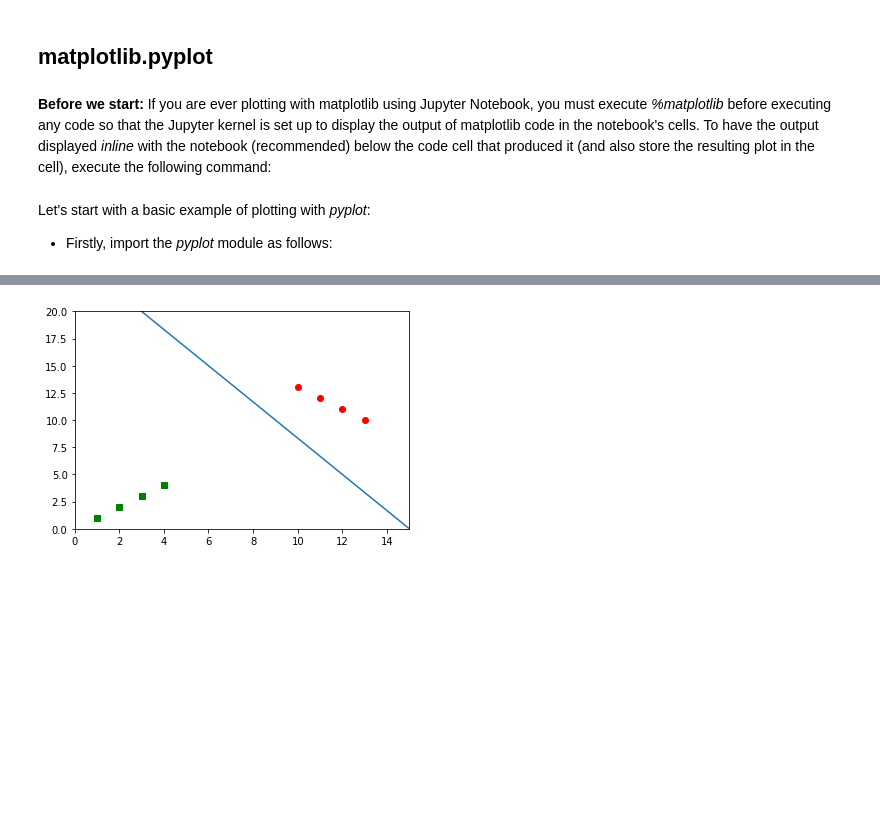
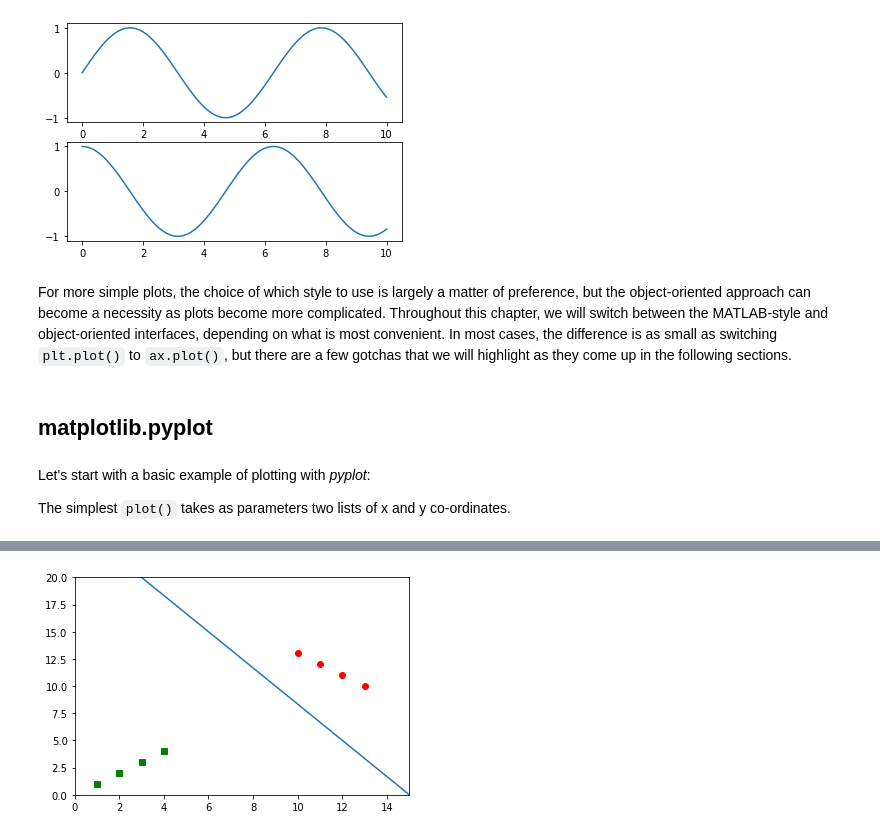
Before and after one commit to suzannelittle/ca682i, a Jupyter notebook: notebooks/matplotlib.ipynb, the cells around one changed output, grey strips where cells are left out. Cells and saved outputs as stored; diff of their text form; code cells hidden in the pictures; blank space fills up the shorter version.

```diff
--- a/notebooks/matplotlib.ipynb
+++ b/notebooks/matplotlib.ipynb
@@ -9,4 +70,16 @@ I am going to be focusing on the <i>pyplot</i> interface. <i>pyplot</i> provides
+# %%
+# First create a grid of plots
+# ax will be an array of two Axes objects
+fig, ax = plt.subplots(2)
+
+# Call plot() method on the appropriate object
+ax[0].plot(x, np.sin(x))
+ax[1].plot(x, np.cos(x));
+# %% [output]
+[figure, added]
+# %% [markdown]
+For more simple plots, the choice of which style to use is largely a matter of preference, but the object-oriented approach can become a necessity as plots become more complicated.
+Throughout this chapter, we will switch between the MATLAB-style and object-oriented interfaces, depending on what is most convenient.
+In most cases, the difference is as small as switching ``plt.plot()`` to ``ax.plot()``, but there are a few gotchas that we will highlight as they come up in the following sections.
 # %% [markdown]
 ## matplotlib.pyplot
-# %% [markdown]
-<b>Before we start:</b> If you are ever plotting with matplotlib using Jupyter Notebook, you must execute <i>%matplotlib</i> before executing any code so that the Jupyter kernel is set up to display the output of matplotlib code in the notebook's cells. To have the output displayed <i>inline</i> with the notebook (recommended) below the code cell that produced it (and also store the resulting plot in the cell), execute the following command:
@@ -15,4 +86,4 @@ I am going to be focusing on the <i>pyplot</i> interface. <i>pyplot</i> provides
 # %% [markdown]
 Let's start with a basic example of plotting with <i>pyplot</i>:
 
-- Firstly, import the <i>pyplot</i> module as follows:
+The simplest `plot()` takes as parameters two lists of x and y co-ordinates.
```
Also changed, not shown: parts of 25 cells of this notebook.
